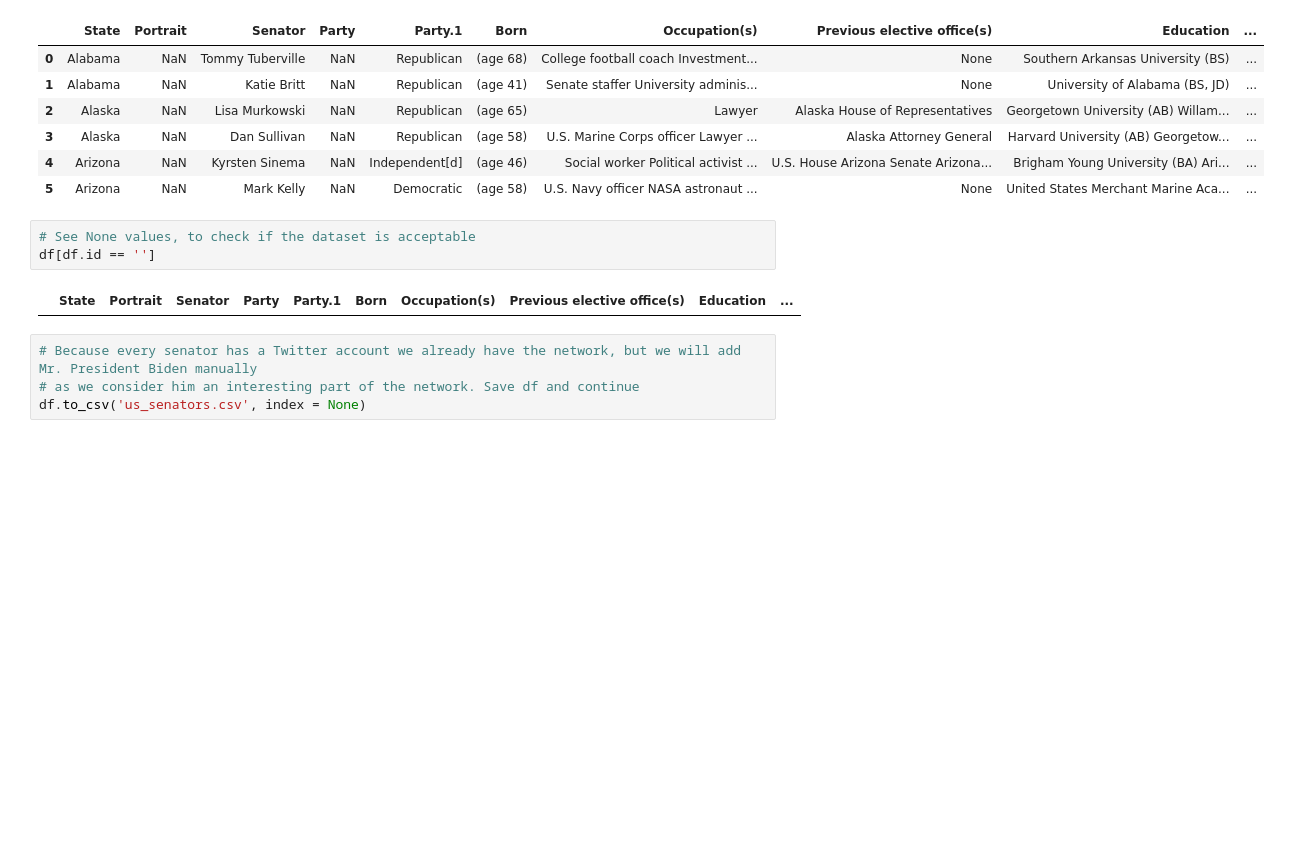
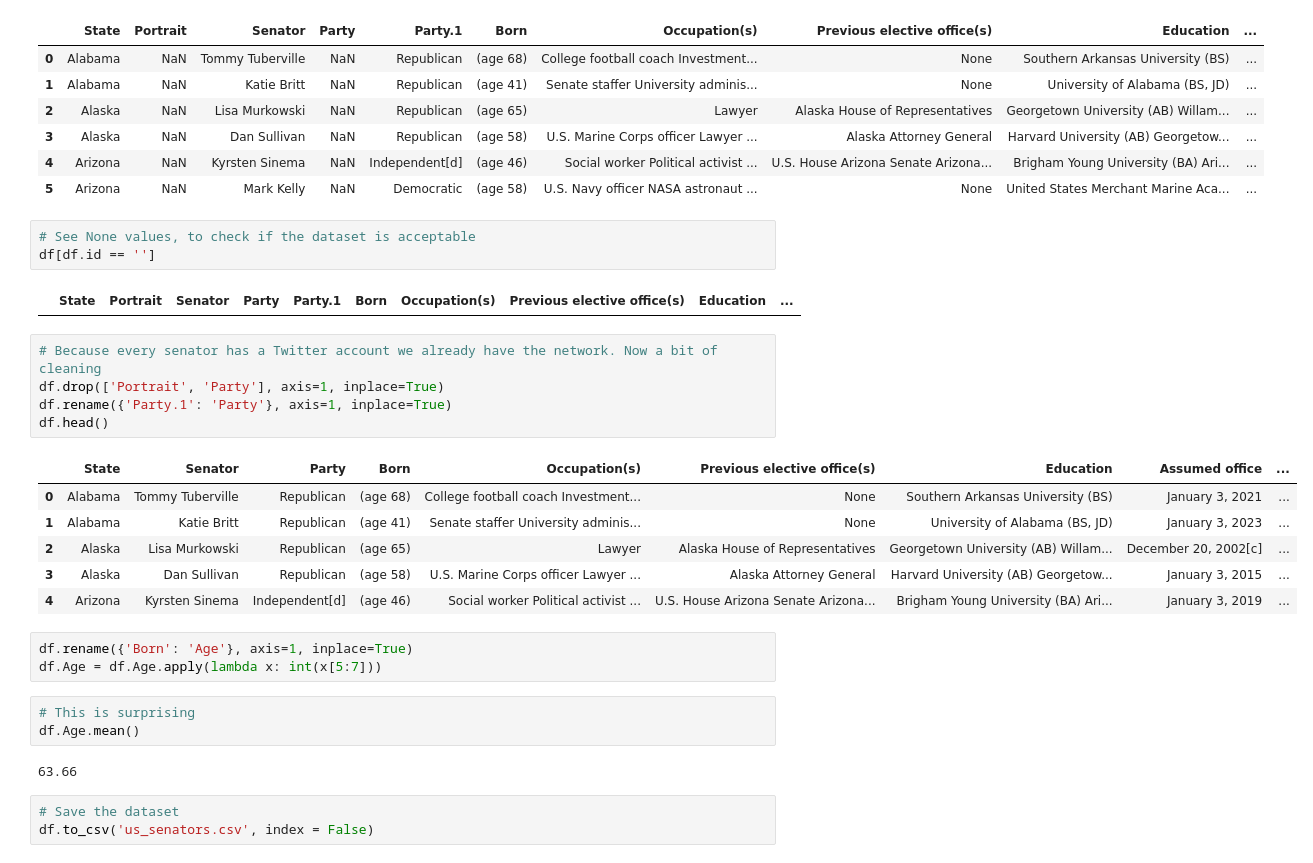
Before and after one commit to carlosmlosa/Unleashing_the_power_of_Twitter, a Jupyter notebook: Senators Dataset.ipynb, the cells around one changed output. Drawn from its saved outputs; the diff is of its cells as text; blank space fills up the shorter version.

Commit message:
Senators Dataset Building updated

```diff
--- a/Senators Dataset.ipynb
+++ b/Senators Dataset.ipynb
@@ -98,7 +98,26 @@ df.head(6)
 df[df.id == '']
 # %% [output]
 |  | State | Portrait | Senator | Party | Party.1 | Born | Occupation(s) | Previous elective office(s) | Education | ... |
-# %%
-# Because every senator has a Twitter account we already have the network, but we will add Mr. President Biden manually
-# as we consider him an interesting part of the network. Save df and continue
-df.to_csv('us_senators.csv', index = None)
+# %%
+# Because every senator has a Twitter account we already have the network. Now a bit of cleaning
+df.drop(['Portrait', 'Party'], axis=1, inplace=True)
+df.rename({'Party.1': 'Party'}, axis=1, inplace=True)
+df.head()
+# %% [output]
+|  | State | Senator | Party | Born | Occupation(s) | Previous elective office(s) | Education | Assumed office | ... |
+| 0 | Alabama | Tommy Tuberville | Republican | (age 68) | College football coach Investment... | None | Southern Arkansas University (BS) | January 3, 2021 | ... |
+| 1 | Alabama | Katie Britt | Republican | (age 41) | Senate staffer University adminis... | None | University of Alabama (BS, JD) | January 3, 2023 | ... |
+| 2 | Alaska | Lisa Murkowski | Republican | (age 65) | Lawyer | Alaska House of Representatives | Georgetown University (AB) Willam... | December 20, 2002[c] | ... |
+| 3 | Alaska | Dan Sullivan | Republican | (age 58) | U.S. Marine Corps officer Lawyer ... | Alaska Attorney General | Harvard University (AB) Georgetow... | January 3, 2015 | ... |
+| 4 | Arizona | Kyrsten Sinema | Independent[d] | (age 46) | Social worker Political activist ... | U.S. House Arizona Senate Arizona... | Brigham Young University (BA) Ari... | January 3, 2019 | ... |
+# %%
+df.rename({'Born': 'Age'}, axis=1, inplace=True)
+df.Age = df.Age.apply(lambda x: int(x[5:7]))
+# %%
+# This is surprising
+df.Age.mean()
+# %% [output]
+63.66
+# %%
+# Save the dataset
+df.to_csv('us_senators.csv', index = False)
```
